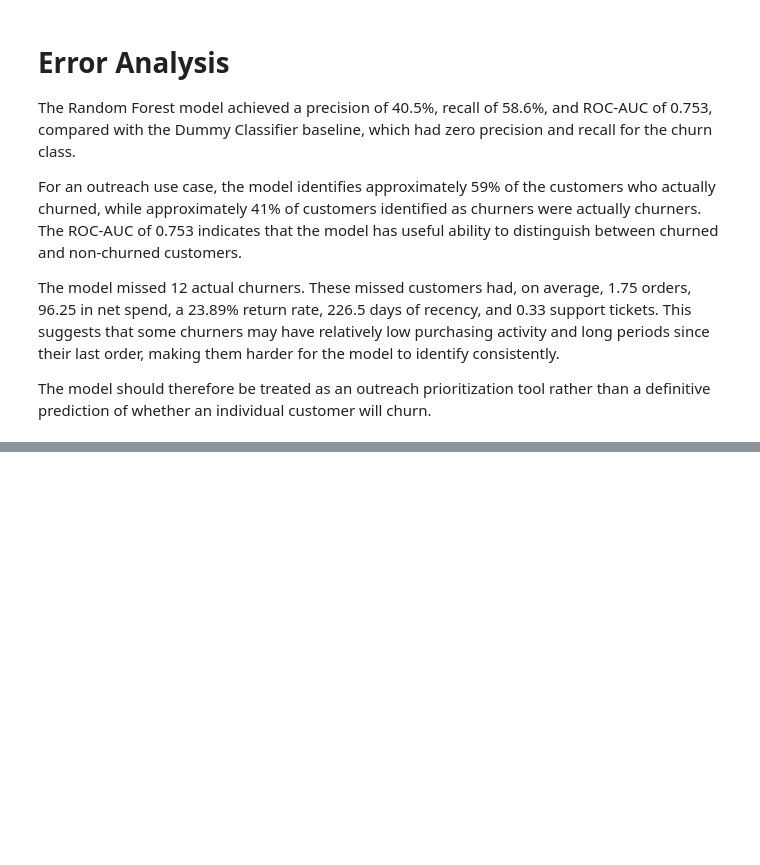
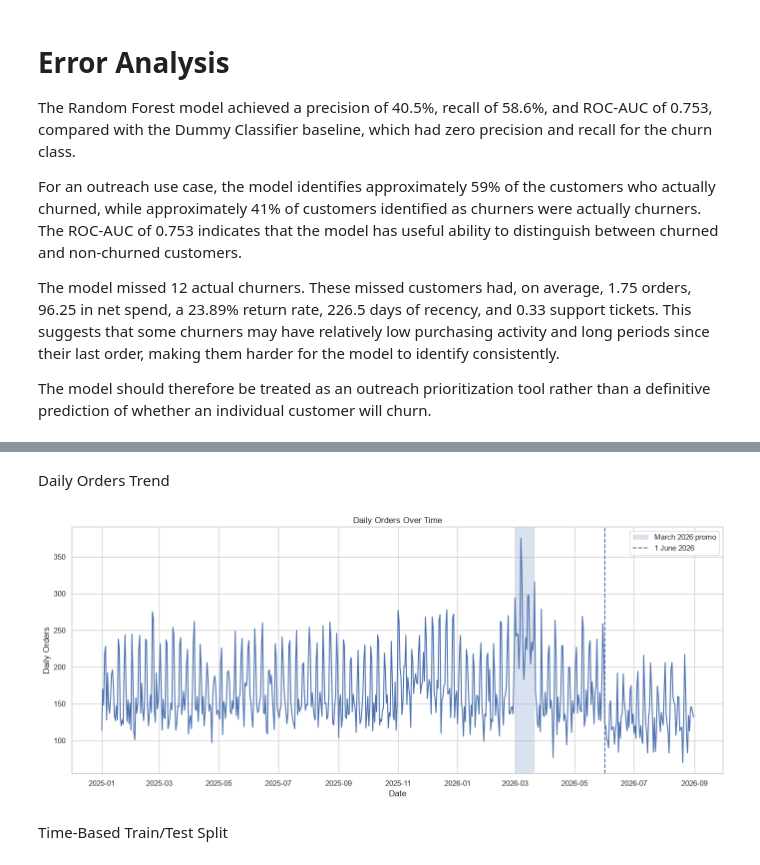
Before and after one commit to rachanasree-ai/Pulse-Cart, a Jupyter notebook: analysis.ipynb, the cells around one changed output, grey strips where cells are left out. Cells and saved outputs as stored; diff of their text form; code cells hidden in the pictures; blank space fills up the shorter version.

```diff
--- a/analysis.ipynb
+++ b/analysis.ipynb
@@ -1951,0 +2321,6 @@ The model should therefore be treated as an outreach prioritization tool rather
+# %%
+import pandas as pd
+
+daily_ops = pd.read_csv("data/csv/daily_ops.csv")
+
+daily_ops.head()
@@ -1951,0 +2336,12 @@ The model should therefore be treated as an outreach prioritization tool rather
+# %%
+daily_ts = daily_ops.copy()
+
+daily_ts["date"] = pd.to_datetime(daily_ts["date"])
+
+daily_ts = (
+    daily_ts
+    .sort_values("date")
+    .reset_index(drop=True)
+)
+
+daily_ts.head()
@@ -1951,0 +2381,36 @@ The model should therefore be treated as an outreach prioritization tool rather
+# %% [markdown]
+ Daily Orders Trend
+# %%
+plt.figure(figsize=(14, 6))
+
+sns.lineplot(
+    data=daily_ts,
+    x="date",
+    y="orders_count"
+)
+
+# Mark March 2026 promo window
+plt.axvspan(
+    pd.Timestamp("2026-03-01"),
+    pd.Timestamp("2026-03-21"),
+    alpha=0.2,
+    label="March 2026 promo"
+)
+
+# Mark 1 June 2026
+plt.axvline(
+    pd.Timestamp("2026-06-01"),
+    linestyle="--",
+    label="1 June 2026"
+)
+
+plt.title("Daily Orders Over Time")
+plt.xlabel("Date")
+plt.ylabel("Daily Orders")
+plt.legend()
+plt.tight_layout()
+plt.show()
+# %% [output]
+[figure, added]
+# %% [markdown]
+Time-Based Train/Test Split
```
Also changed, not shown: parts of 44 cells of this notebook.
